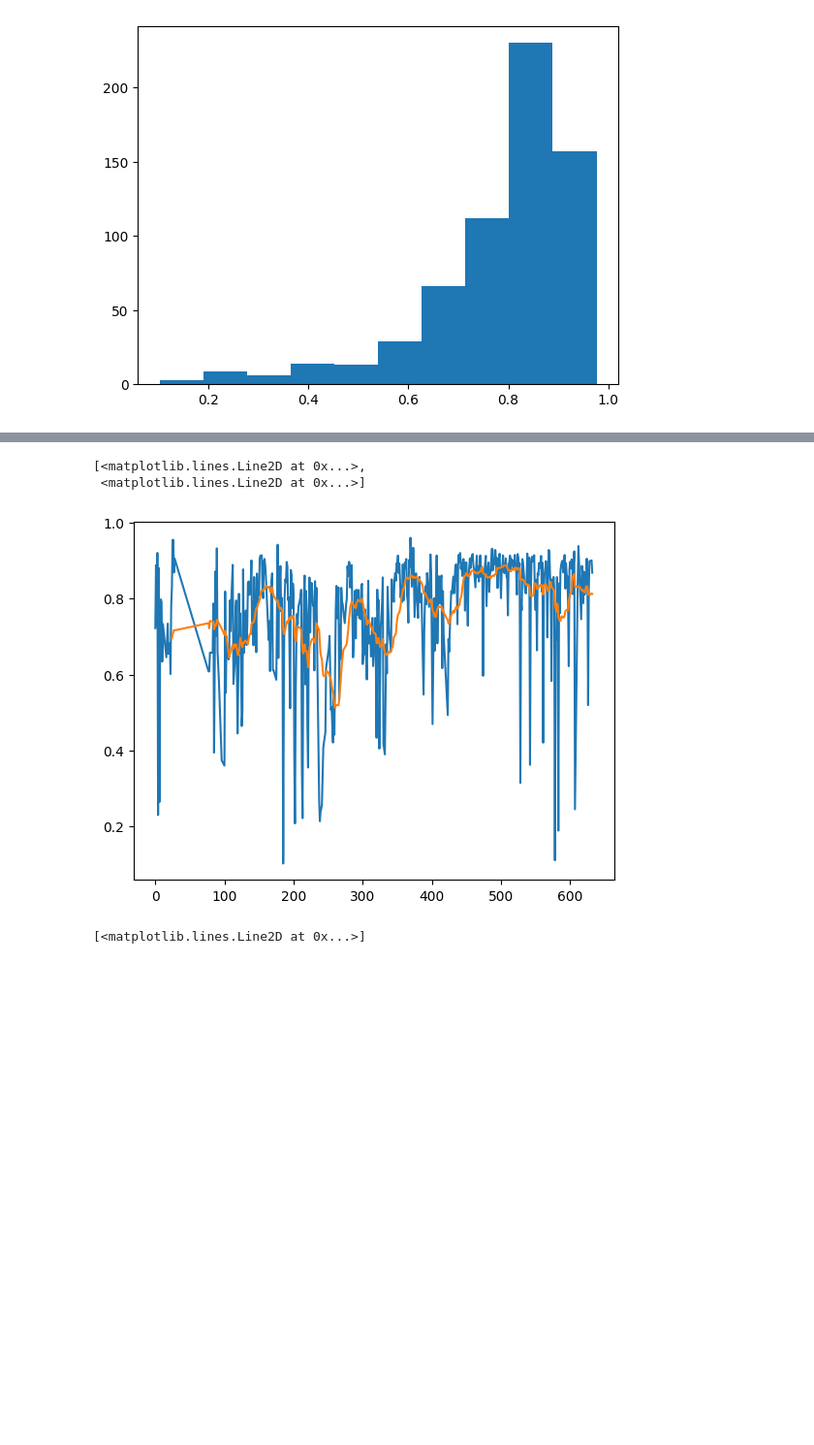
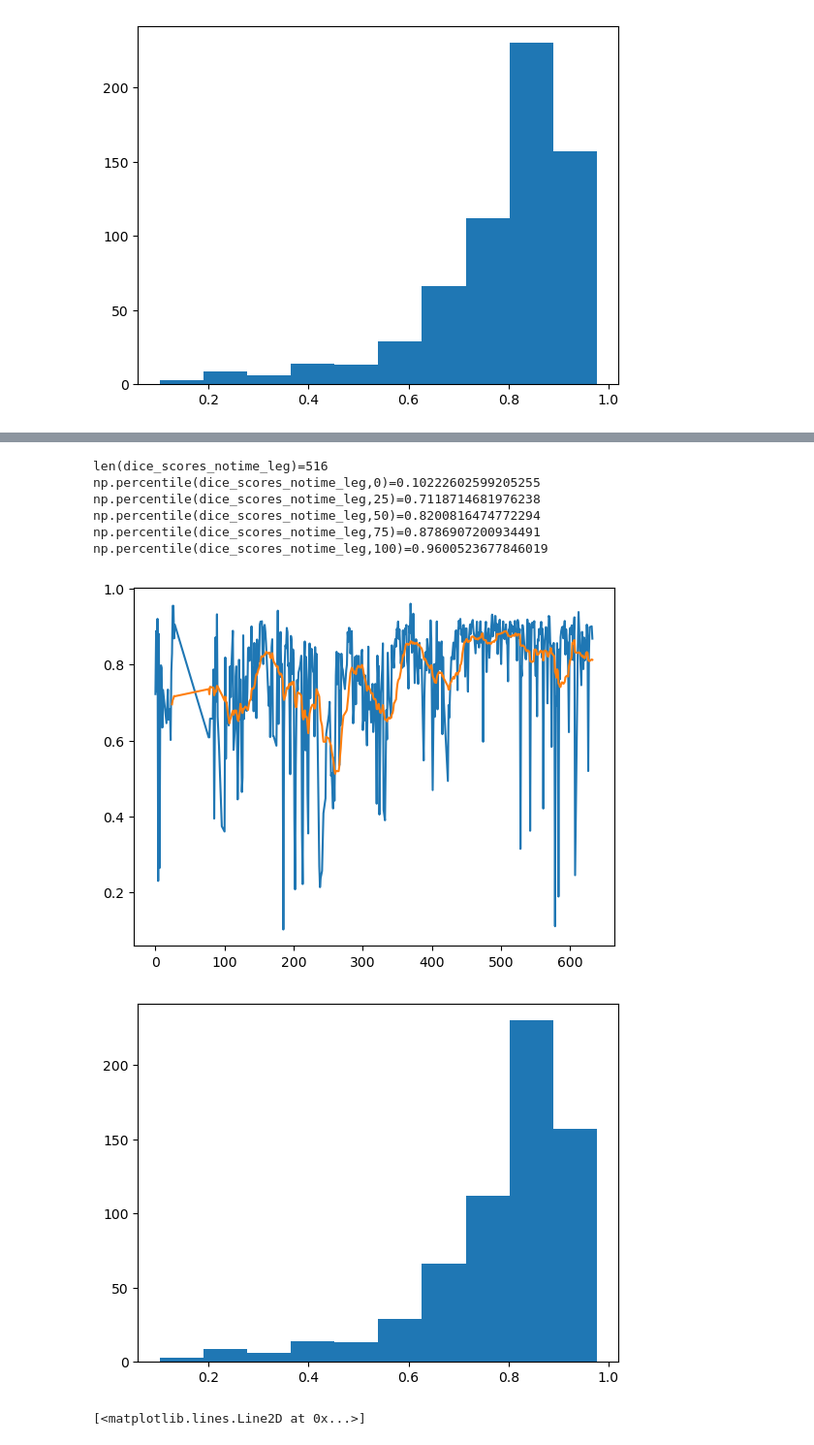
Before and after one commit to dafne-imaging/dafne-evaluation, a Jupyter notebook: dafne_figures.ipynb, the cells around one changed output, grey strips where cells are left out. Shown at 97% size. Drawn from its saved outputs; the diff is of its cells as text; code cells hidden in the pictures; blank space fills up the shorter version.

```diff
--- a/dafne_figures.ipynb
+++ b/dafne_figures.ipynb
@@ -203,10 +216,24 @@ plt.plot(dice_scores_filt_thigh[['Dice', 'running_average']])
 # %%
 dice_scores_filt_leg = extract_model_dataframe(users_and_dice_filt, 'Leg', 20)
 plt.plot(dice_scores_filt_leg[['Dice', 'running_average']])
+dice_scores_notime_leg = np.array(list(dice_scores_filt_leg['Dice']))
+plt.figure()
+plt.hist(dice_scores_notime)
+print(f'{len(dice_scores_notime_leg)=}')
+print(f'{np.percentile(dice_scores_notime_leg,0)=}')
+print(f'{np.percentile(dice_scores_notime_leg,25)=}')
+print(f'{np.percentile(dice_scores_notime_leg,50)=}')
+print(f'{np.percentile(dice_scores_notime_leg,75)=}')
+print(f'{np.percentile(dice_scores_notime_leg,100)=}')
 # %% [output]
-[<matplotlib.lines.Line2D at 0x...>,
- <matplotlib.lines.Line2D at 0x...>]
+len(dice_scores_notime_leg)=516
+np.percentile(dice_scores_notime_leg,0)=0.10222602599205255
+np.percentile(dice_scores_notime_leg,25)=0.7118714681976238
+np.percentile(dice_scores_notime_leg,50)=0.8200816474772294
+np.percentile(dice_scores_notime_leg,75)=0.8786907200934491
+np.percentile(dice_scores_notime_leg,100)=0.9600523677846019
 [figure]
+[figure, added]
 # %%
 # Get user growth
 user_numbers = list(users_and_dice_filt['User'])
```
Also changed, not shown: parts of 3 cells of this notebook.
